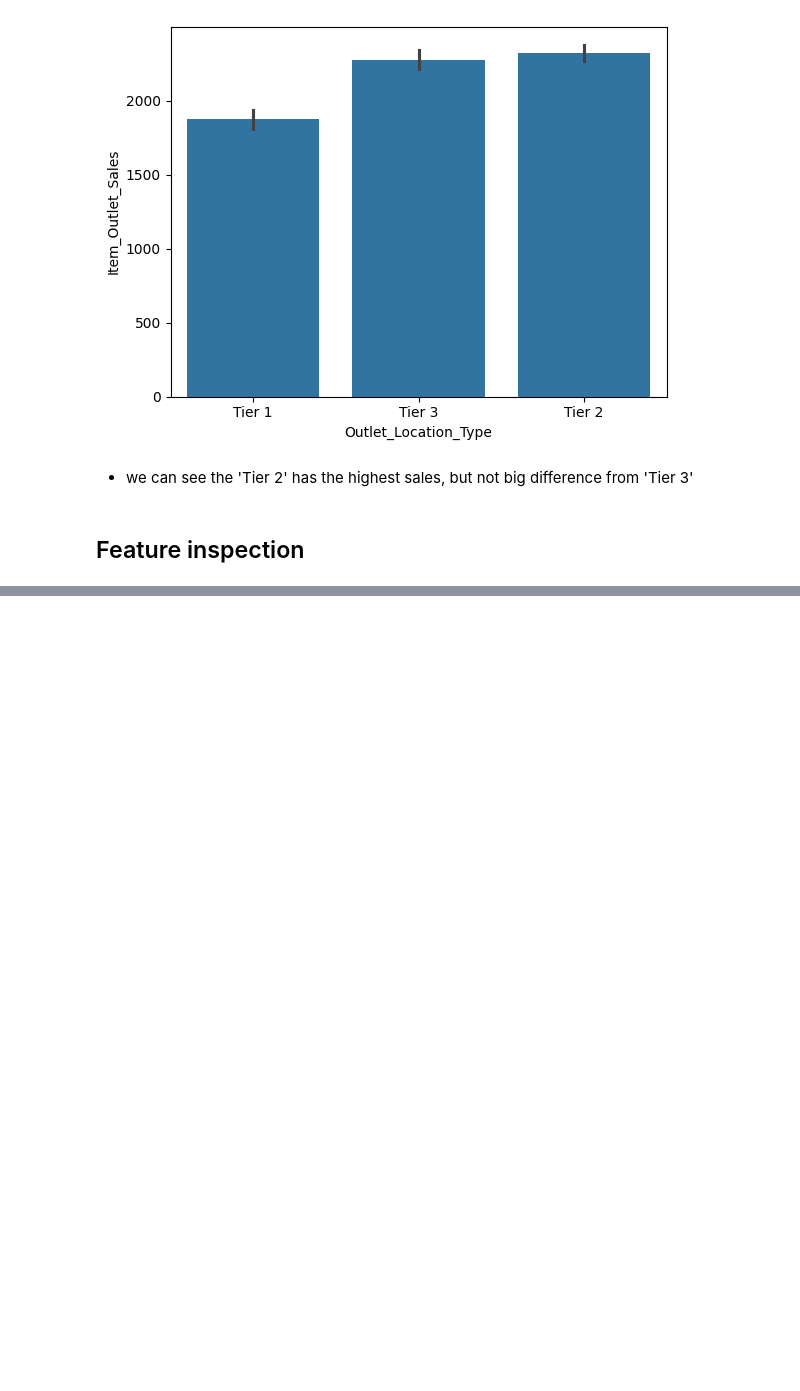
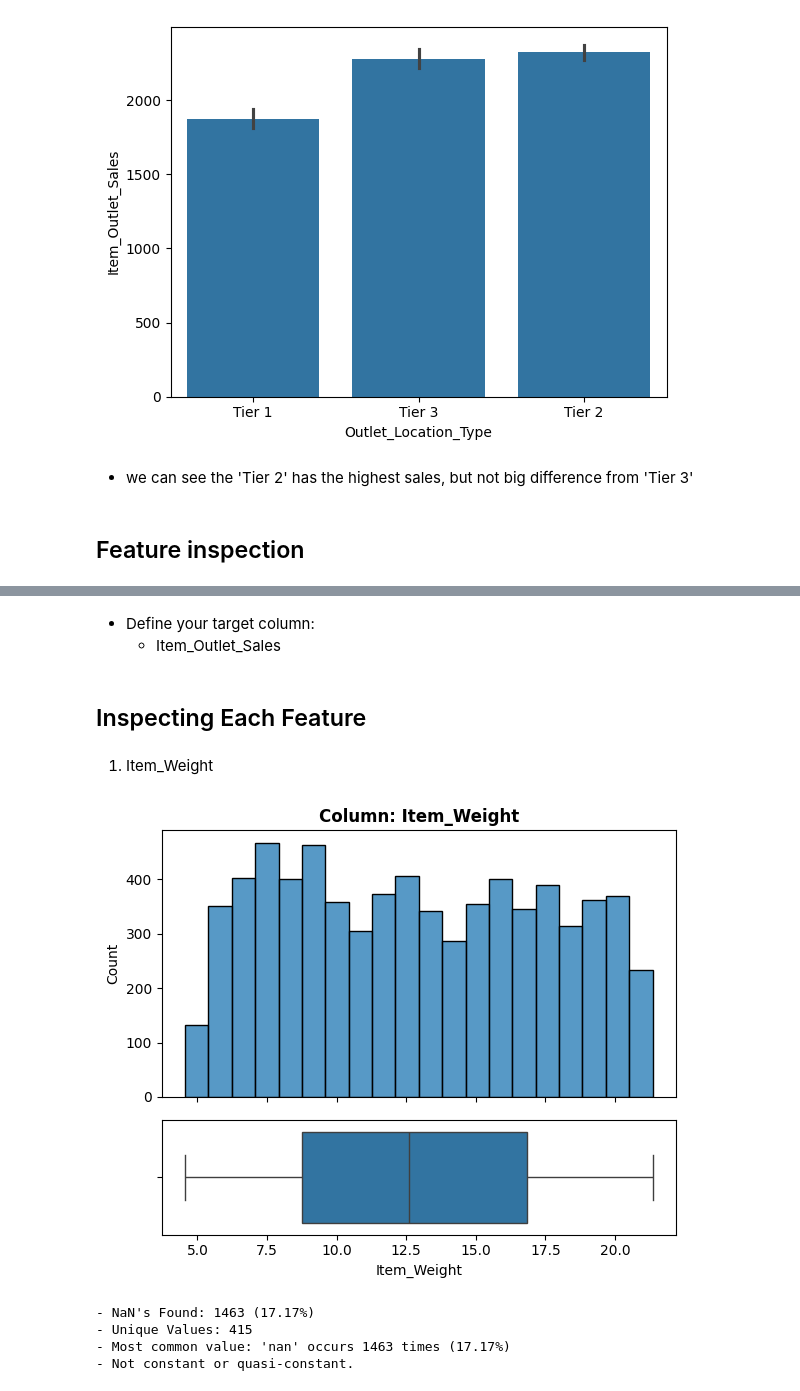
Before and after one commit to lena-33/Prediction_of_Product_Sales, a Jupyter notebook: Prediction_of_Product_Sales.ipynb, the cells around one changed output, grey strips where cells are left out. Saved outputs shown, nothing was run; the diff lists cells and outputs as text; code cells hidden in the pictures; blank space fills up the shorter version.

```diff
--- a/Prediction_of_Product_Sales.ipynb
+++ b/Prediction_of_Product_Sales.ipynb
@@ -344,0 +375,30 @@ sns.barplot(data=df , x='Outlet_Location_Type' , y='Item_Outlet_Sales');
+# %%
+def explore_numeric(df, x, figsize=(6,5) ):
+  null_count = df[x].isna().sum()
+  null_perc = null_count/len(df)* 100
+  gridspec = {'height_ratios':[0.7,0.3]}
+  fig, axes = plt.subplots(nrows=2, figsize=figsize,sharex=True, gridspec_kw=gridspec)
+  sns.histplot(data=df, x=x, ax=axes[0])
+  sns.boxplot(data=df, x=x, ax=axes[1])
+  axes[0].set_title(f"Column: {x}", fontweight='bold')
+
+  fig.tight_layout()
+  plt.show()
+
+
+  print(f"- NaN's Found: {null_count} ({round(null_perc,2)}%)")
+  nunique = df[x].nunique()
+  print(f"- Unique Values: {nunique}")
+
+  most_common_val_count = df[x].value_counts(dropna=False).head(1)
+  most_common_val = most_common_val_count.index[0]
+  freq = most_common_val_count.values[0]
+  perc_most_common = freq / len(df) * 100
+
+  print(f"- Most common value: '{most_common_val}' occurs {freq} times ({round(perc_most_common,2)}%)")
+
+  if perc_most_common > 98:
+    print(f"\n- [!] Warning: '{x}' is a constant or quasi-constant feature and should be dropped.")
+  else:
+    print("- Not constant or quasi-constant.")
+  return fig, axes
@@ -344,0 +478,4 @@ sns.barplot(data=df , x='Outlet_Location_Type' , y='Item_Outlet_Sales');
+# %%
+use_cols = ['Item_Weight', 'Item_Fat_Content', 'Item_Visibility', 'Item_Type', 'Item_MRP', 'Outlet_Size', 'Outlet_Location_Type', 'Outlet_Type','Item_Outlet_Sales']
+df = df[use_cols]
+df
@@ -344,0 +496,16 @@ sns.barplot(data=df , x='Outlet_Location_Type' , y='Item_Outlet_Sales');
+# %% [markdown]
+
+- Define your target column:
+  - Item_Outlet_Sales
+# %% [markdown]
+## Inspecting Each Feature
+# %% [markdown]
+1. Item_Weight
+# %%
+explore_numeric(df,'Item_Weight');
+# %% [output]
+[figure, added]
+- NaN's Found: 1463 (17.17%)
+- Unique Values: 415
+- Most common value: 'nan' occurs 1463 times (17.17%)
+- Not constant or quasi-constant.
```
Also changed, not shown: parts of 63 cells of this notebook.
